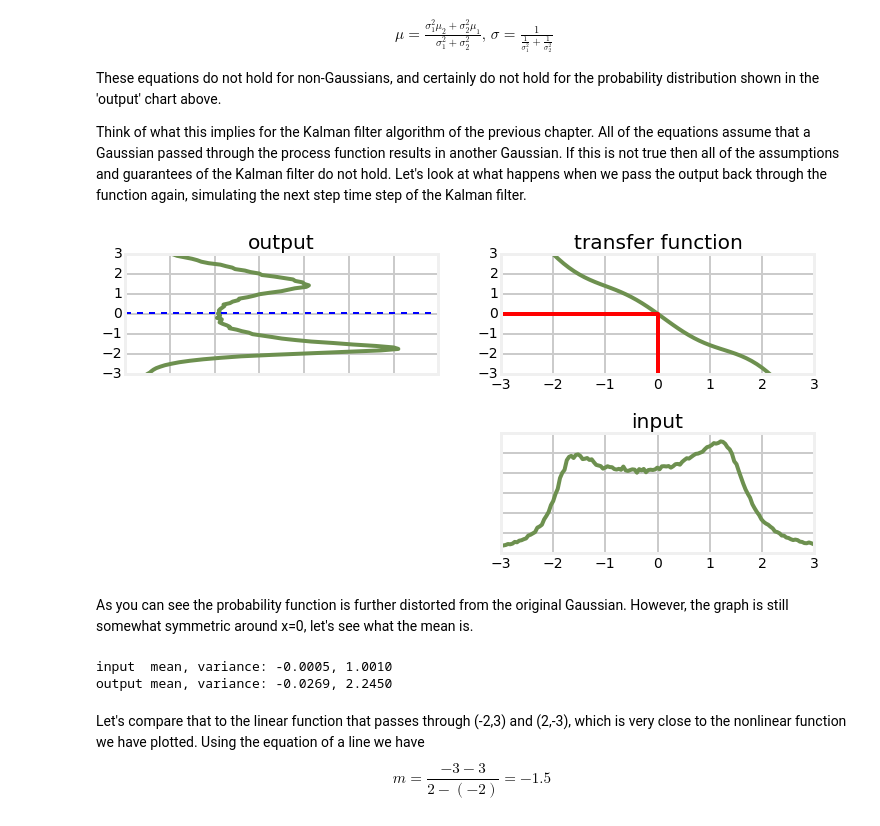
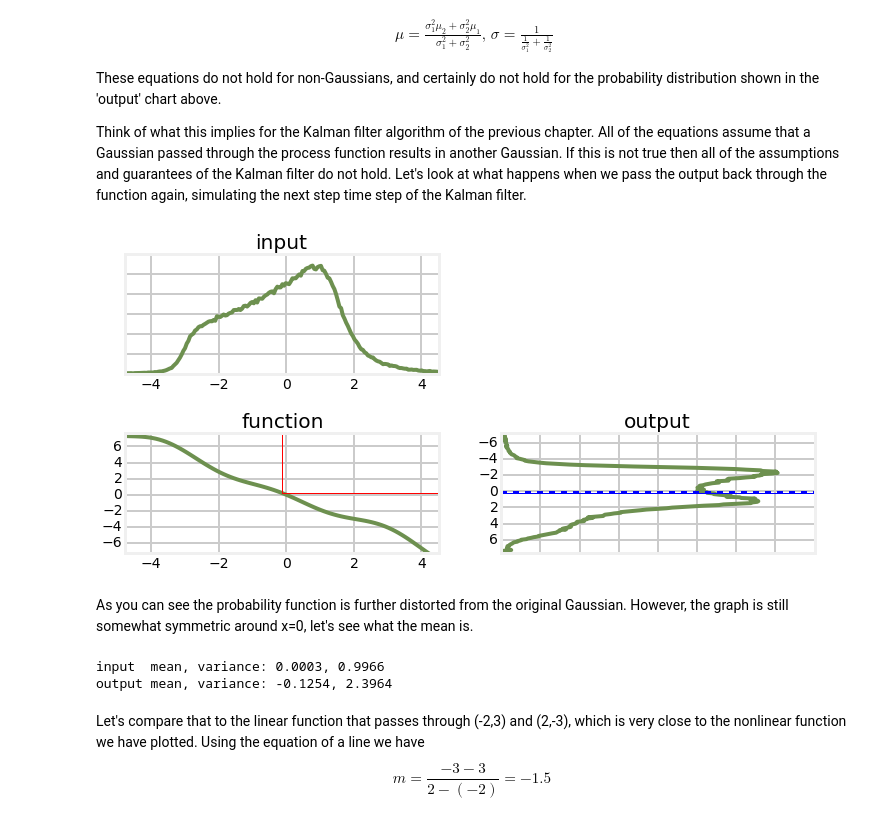
Before and after one commit to rlabbe/Kalman-and-Bayesian-Filters-in-Python, a Jupyter notebook: 09_Nonlinear_Filtering.ipynb, the cells around one changed output. Cells and saved outputs as stored; diff of their text form; code cells hidden in the pictures.

```diff
--- a/09_Nonlinear_Filtering.ipynb
+++ b/09_Nonlinear_Filtering.ipynb
@@ -102,10 +104,11 @@ Unfortunately Gaussians are not closed under an arbitrary nonlinear function. Re
 import numpy as np
 from numpy.random import normal
 
-data = normal(loc=0.0, scale=1, size=500000)
+gaussian = (0.0, 1.0)
+data = normal(loc=gaussian[0], scale=gaussian[1], size=500000)
 ys = 2*data + 1
 
-plt.hist(ys,1000)
+plt.hist(ys, 1000)
 plt.show()
 # %% [output]
 [figure]
@@ -128,9 +131,9 @@ Now let's look at a nonlinear function and see how it affects the probability di
 # %%
 from nonlinear_plots import plot_transfer_func
 
-def g(x):
-    return (np.cos(4*(x/2 + 0.7))) * np.sin(0.3*x) - 1.6*x
+def g2(x):
+    return (np.cos(3*(x/2 + 0.7))) * np.sin(0.3*x) - 1.6*x
 
 with book_format.figsize(y=5):
-    plot_transfer_func(data, g, lims=(-3, 3), num_bins=300)
+    plot_transfer_func(data, g2, gaussian)
 # %% [output]
@@ -146,19 +149,20 @@ These equations do not hold for non-Gaussians, and certainly do not hold for the
 
 Think of what this implies for the Kalman filter algorithm of the previous chapter. All of the equations assume that a Gaussian passed through the process function results in another Gaussian. If this is not true then all of the assumptions and guarantees of the Kalman filter do not hold. Let's look at what happens when we pass the output back through the function again, simulating the next step time step of the Kalman filter.
 # %%
-y = g(data)
+y = g2(data)
+gaussian2 = (np.mean(y), np.var(y))
 with book_format.figsize(y=5):
-    plot_transfer_func(y, g, lims=(-3, 3), num_bins=300)
+    plot_transfer_func(y, g2, gaussian2)
 # %% [output]
-[figure, old version]
+[figure, new version]
 # %% [markdown]
 As you can see the probability function is further distorted from the original Gaussian. However, the graph is still somewhat symmetric around x=0, let's see what the mean is.
 # %%
 print('input  mean, variance: %.4f, %.4f'% (np.average(data), np.std(data)**2))
 print('output mean, variance: %.4f, %.4f'% (np.average(y), np.std(y)**2))
 # %% [output]
-input  mean, variance: -0.0005, 1.0010
-output mean, variance: -0.0269, 2.2450
+input  mean, variance: 0.0003, 0.9966
+output mean, variance: -0.1254, 2.3964
 # %% [markdown]
 Let's compare that to the linear function that passes through (-2,3) and (2,-3), which is very close to the nonlinear function we have plotted. Using the equation of a line we have
 $$m=\frac{-3-3}{2-(-2)}=-1.5$$
```
Also changed, not shown: parts of 12 cells of this notebook, 9 other files.
